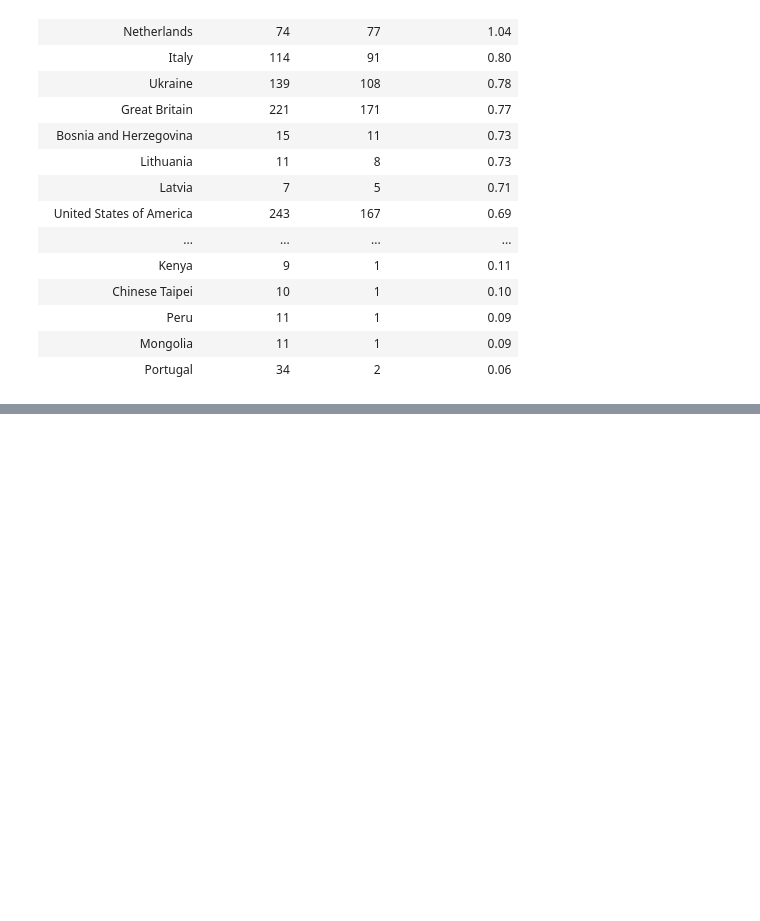
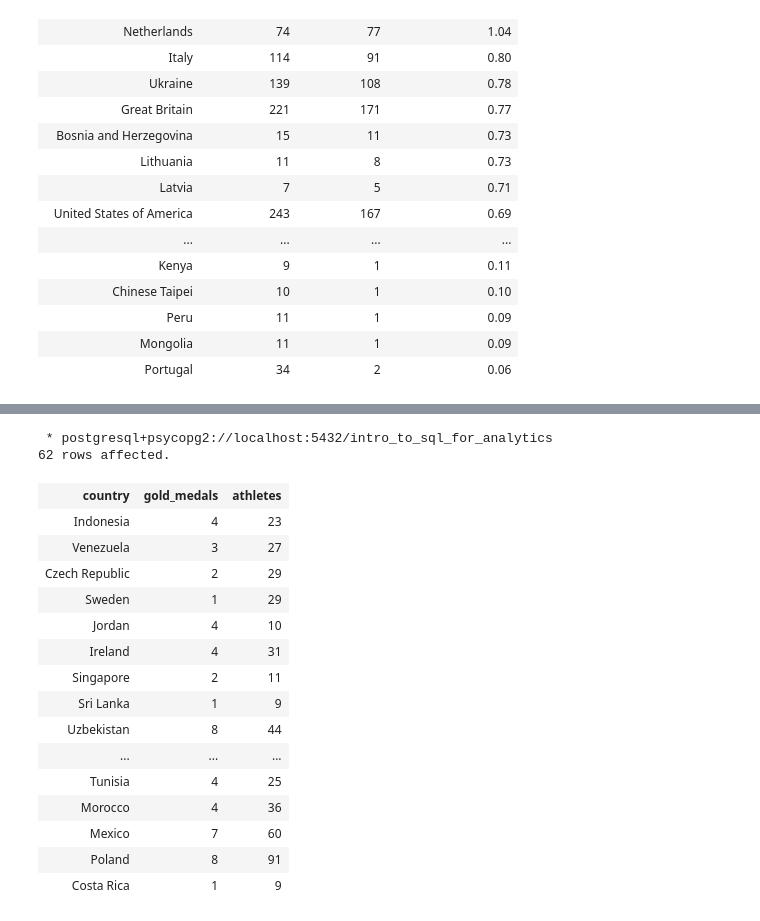
Before and after one commit to ilhaam-start/data_processing_and_analysis_with_sql, a Jupyter notebook: sql_bites/notebooks/sql_kickoff.ipynb, the cells around one changed output, grey strips where cells are left out. Saved outputs shown, nothing was run; the diff lists cells and outputs as text; code cells hidden in the pictures; blank space fills up the shorter version.

```diff
--- a/sql_bites/notebooks/sql_kickoff.ipynb
+++ b/sql_bites/notebooks/sql_kickoff.ipynb
@@ -885,0 +1098,34 @@ JOIN athletes_short AS a2 ON a1.date_of_birth = a2.date_of_birth
+# %%
+%%sql
+
+SELECT medals_sub.country, medals_sub.gold_medals, athletes_sub.athletes
+FROM
+    (SELECT COUNT(*) AS gold_medals, country
+    FROM medals
+    WHERE medal='Gold Medal'
+    GROUP BY country
+) medals_sub
+INNER JOIN
+    (SELECT COUNT(*) AS athletes, country
+    FROM athletes
+    GROUP BY country) athletes_sub
+ON medals_sub.country = athletes_sub.country;
+# %% [output]
+ * postgresql+psycopg2://localhost:5432/intro_to_sql_for_analytics
+62 rows affected.
+| country | gold_medals | athletes |
+| Indonesia | 4 | 23 |
+| Venezuela | 3 | 27 |
+| Czech Republic | 2 | 29 |
+| Sweden | 1 | 29 |
+| Jordan | 4 | 10 |
+| Ireland | 4 | 31 |
+| Singapore | 2 | 11 |
+| Sri Lanka | 1 | 9 |
+| Uzbekistan | 8 | 44 |
+| ... | ... | ... |
+| Tunisia | 4 | 25 |
+| Morocco | 4 | 36 |
+| Mexico | 7 | 60 |
+| Poland | 8 | 91 |
+| Costa Rica | 1 | 9 |
```
Also changed, not shown: parts of 17 cells of this notebook.
